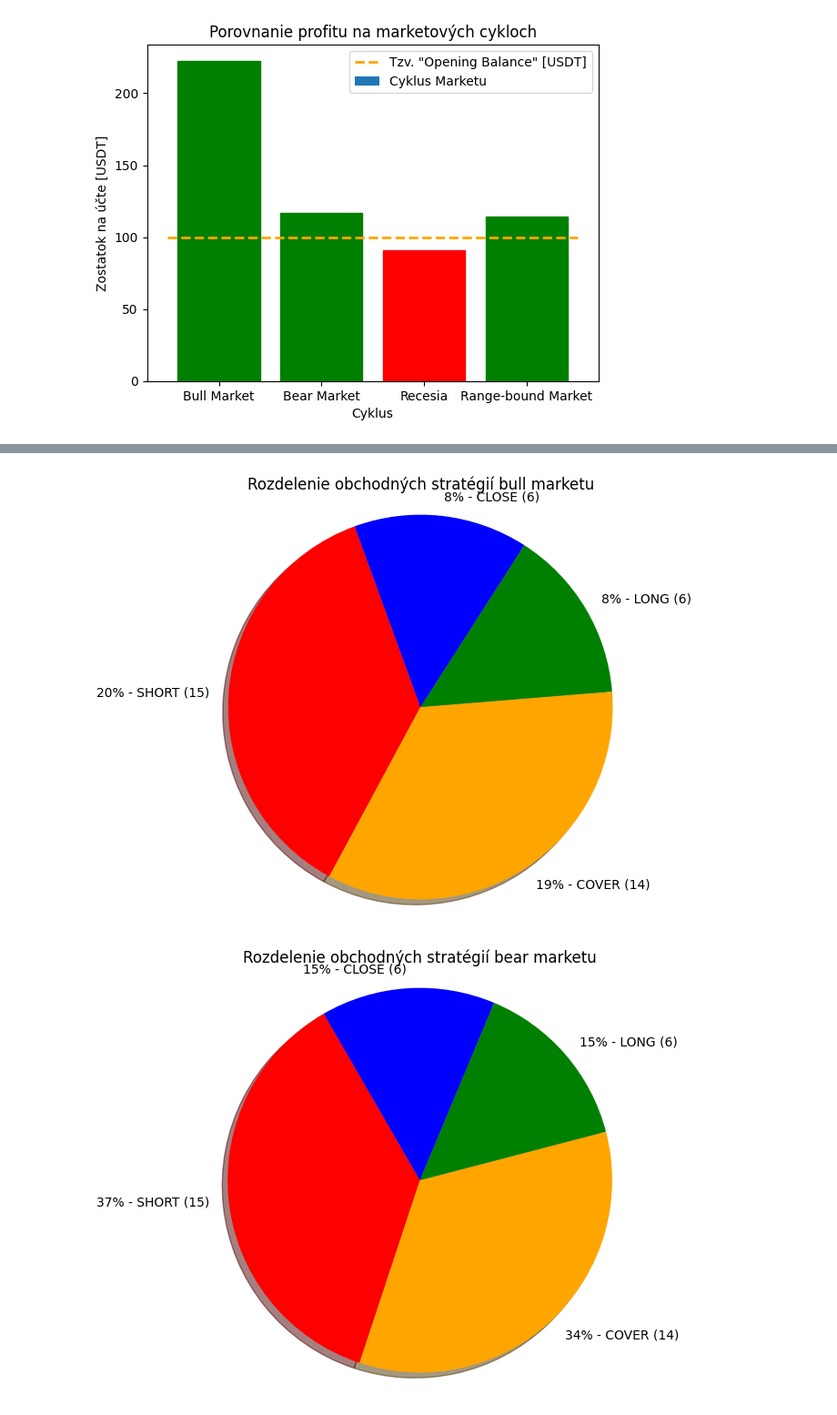
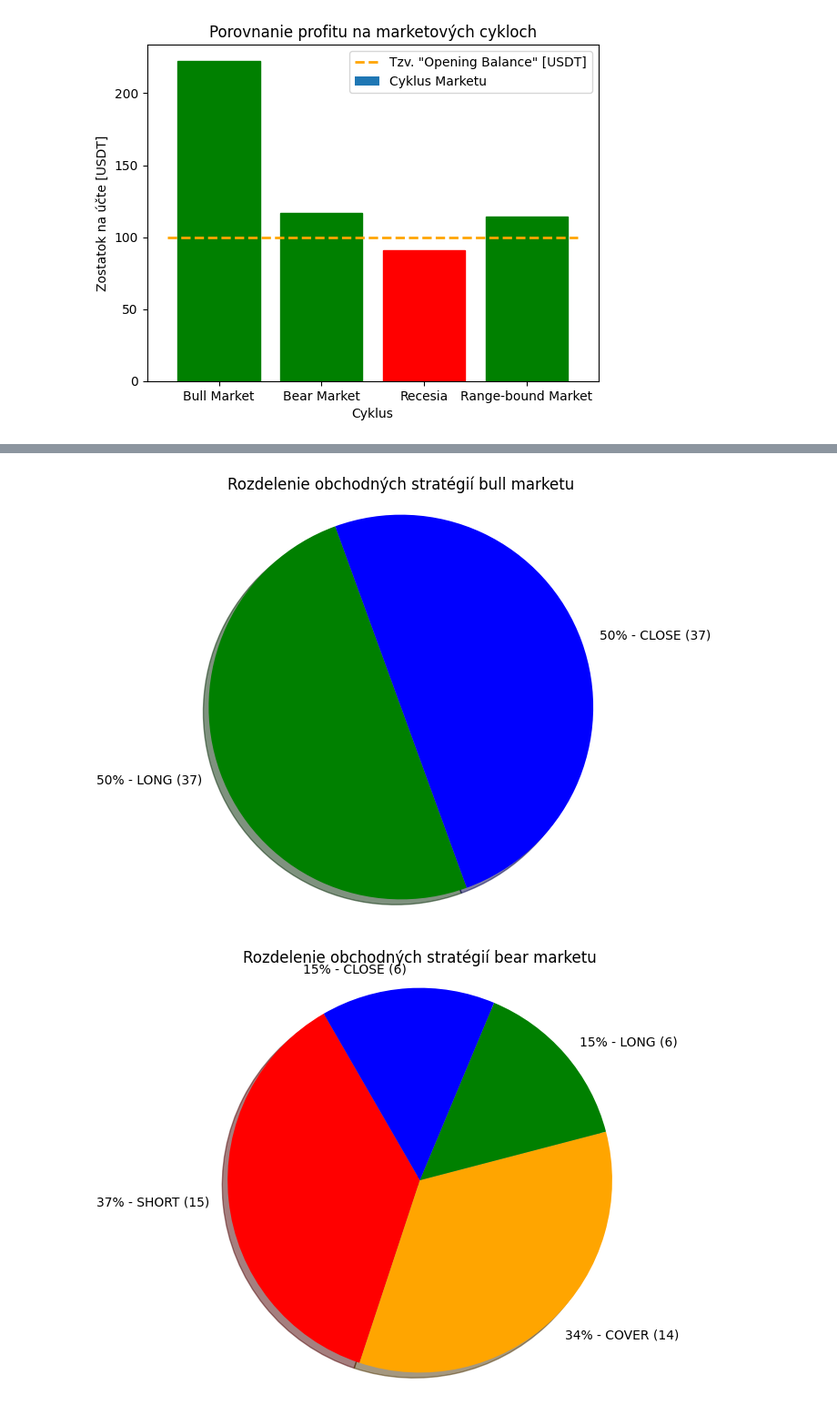
Before and after one commit to paki-valdi-9/dp_automated_trading, a Jupyter notebook: Trading bots/trading_bot_3.ipynb, the cells around one changed output, grey strips where cells are left out. Shown at 91% size. Drawn from its saved outputs; the diff is of its cells as text; code cells hidden in the pictures.

```diff
--- a/Trading bots/trading_bot_3.ipynb
+++ b/Trading bots/trading_bot_3.ipynb
@@ -583,16 +617,16 @@ for i in range(len(bars)):
 # %%
-mode_counts = df_dsc['trade'].value_counts()
+mode_counts = df_asc['trade'].value_counts()
 color_map = {'LONG': 'green', 'SHORT': 'red', 'CLOSE': 'blue', 'COVER': 'orange'}
 colors_ordered = [color_map[mode] for mode in mode_counts.index]
 labels = [f"{count / len(df_asc) * 100:.0f}% - {mode} ({count})" for mode, count in zip(mode_counts.index, mode_counts)]
 plt.figure(figsize=(6, 6))
 plt.pie(mode_counts, labels=labels, autopct='', colors=colors_ordered,shadow=True, startangle=110)
 plt.title('Rozdelenie obchodných stratégií bull marketu')
 plt.axis('equal')
 
 plt.show()
 # %% [output]
-[figure, old version]
+[figure, new version]
 # %%
 mode_counts = df_dsc['trade'].value_counts()
 color_map = {'LONG': 'green', 'SHORT': 'red', 'CLOSE': 'blue', 'COVER': 'orange'}
```
Also changed, not shown: parts of 15 cells of this notebook, 1 other file.
